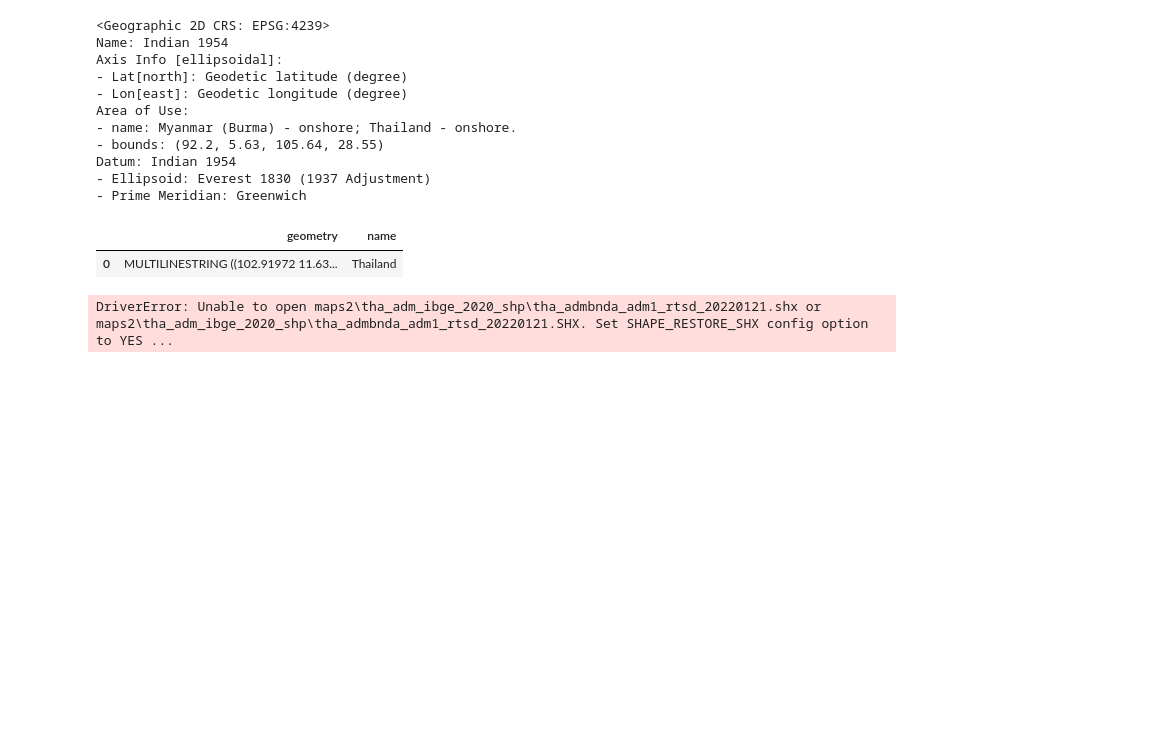
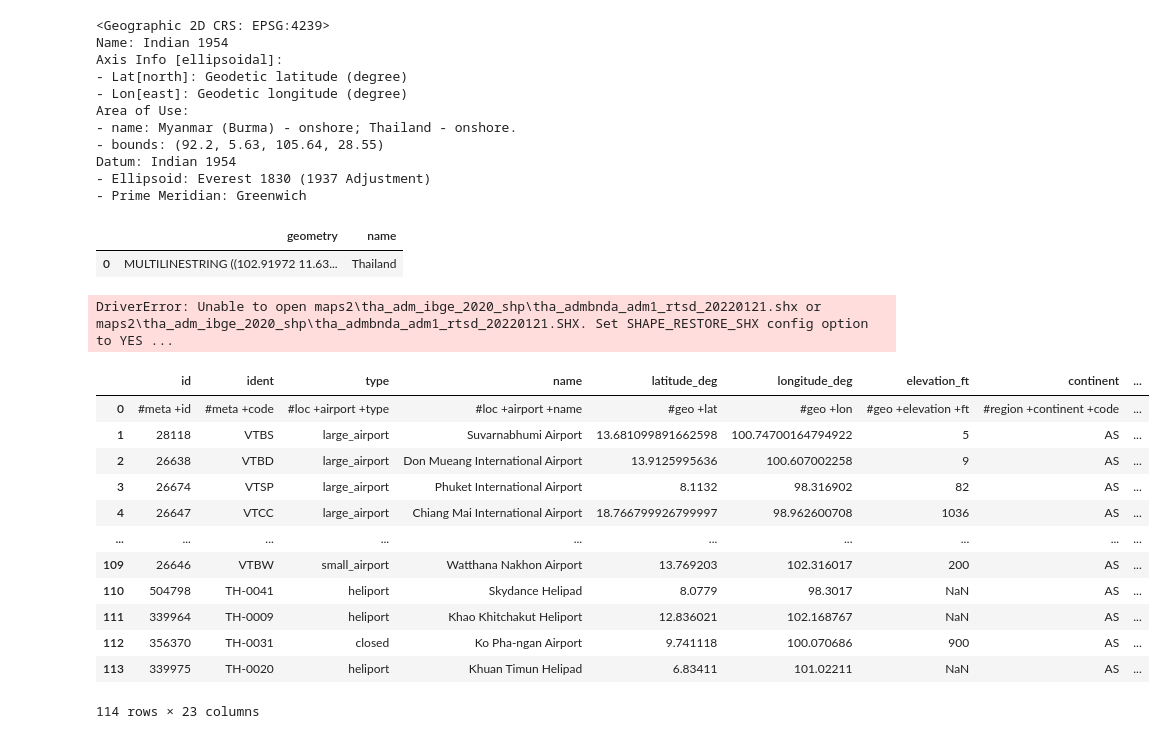
Before and after one commit to juandiegopozo-10/tareadatos3, a Jupyter notebook: tarea3datos.ipynb, the cells around one changed output. Saved outputs shown, nothing was run; the diff lists cells and outputs as text; code cells hidden in the pictures; blank space fills up the shorter version.

```diff
--- a/tarea3datos.ipynb
+++ b/tarea3datos.ipynb
@@ -93,3 +93,24 @@ thailand_states=gpd.read_file(os.path.join("maps2","tha_adm_ibge_2020_shp","tha_
 thailand_municipalities=gpd.read_file(os.path.join("maps2","tha_adm_ibge_2020_shp","tha_admbnda_adm2_rtsd_20220121.shp"))
 # %% [output]
 DriverError: Unable to open maps2\tha_adm_ibge_2020_shp\tha_admbnda_adm1_rtsd_20220121.shx or maps2\tha_adm_ibge_2020_shp\tha_admbnda_adm1_rtsd_20220121.SHX. Set SHAPE_RESTORE_SHX config option to YES ...
+# %%
+import pandas as pd
+infoairports=pd.read_csv(os.path.join("data","th-airports.csv"))
+
+# see
+
+infoairports
+# %% [output]
+|  | id | ident | type | name | latitude_deg | longitude_deg | elevation_ft | continent | ... |
+| 0 | #meta +id | #meta +code | #loc +airport +type | #loc +airport +name | #geo +lat | #geo +lon | #geo +elevation +ft | #region +continent +code | ... |
+| 1 | 28118 | VTBS | large_airport | Suvarnabhumi Airport | 13.681099891662598 | 100.74700164794922 | 5 | AS | ... |
+| 2 | 26638 | VTBD | large_airport | Don Mueang International Airport | 13.9125995636 | 100.607002258 | 9 | AS | ... |
+| 3 | 26674 | VTSP | large_airport | Phuket International Airport | 8.1132 | 98.316902 | 82 | AS | ... |
+| 4 | 26647 | VTCC | large_airport | Chiang Mai International Airport | 18.766799926799997 | 98.962600708 | 1036 | AS | ... |
+| ... | ... | ... | ... | ... | ... | ... | ... | ... | ... |
+| 109 | 26646 | VTBW | small_airport | Watthana Nakhon Airport | 13.769203 | 102.316017 | 200 | AS | ... |
+| 110 | 504798 | TH-0041 | heliport | Skydance Helipad | 8.0779 | 98.3017 | NaN | AS | ... |
+| 111 | 339964 | TH-0009 | heliport | Khao Khitchakut Heliport | 12.836021 | 102.168767 | NaN | AS | ... |
+| 112 | 356370 | TH-0031 | closed | Ko Pha-ngan Airport | 9.741118 | 100.070686 | 900 | AS | ... |
+| 113 | 339975 | TH-0020 | heliport | Khuan Timun Helipad | 6.83411 | 101.02211 | NaN | AS | ... |
+114 rows × 23 columns
```
Also changed, not shown: parts of 14 cells of this notebook.
